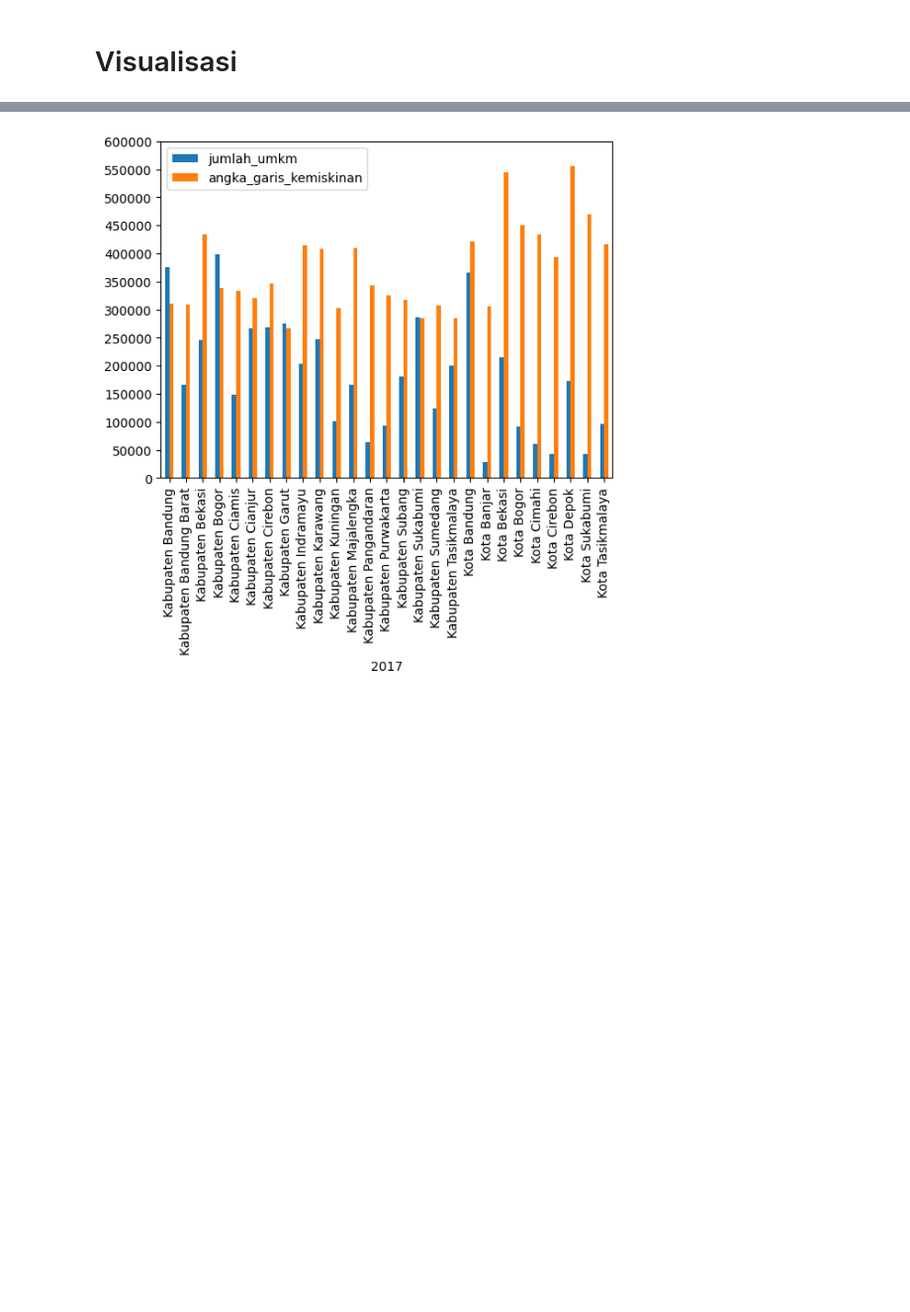
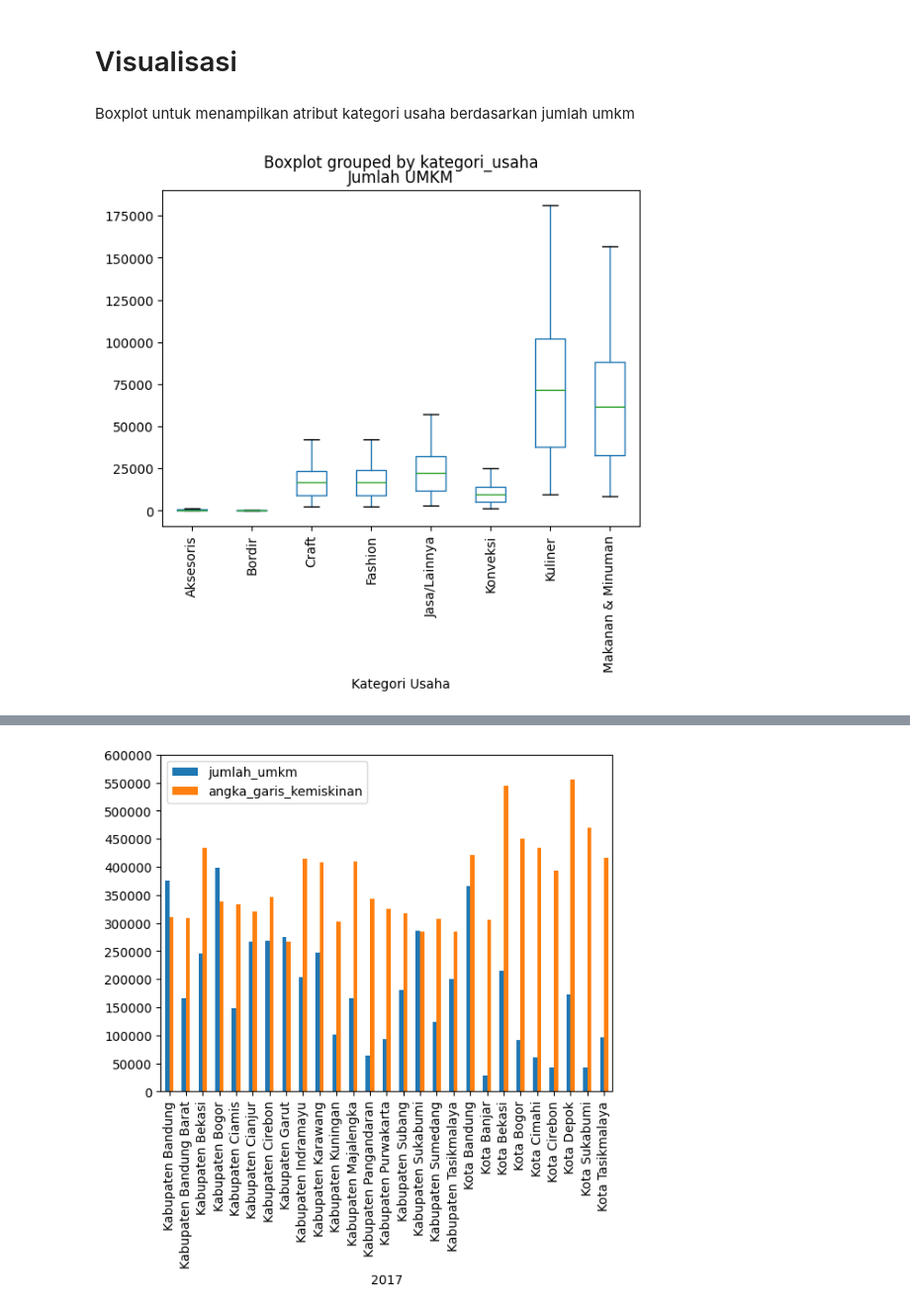
Before and after one commit to NabilHanifA/Data-Mining-Kel-1-2023, a Jupyter notebook: EDAv1.ipynb, the cells around one changed output, grey strips where cells are left out. Shown at 99% size. Drawn from its saved outputs; the diff is of its cells as text; code cells hidden in the pictures; blank space fills up the shorter version.

```diff
--- a/EDAv1.ipynb
+++ b/EDAv1.ipynb
@@ -219,3 +221,13 @@ df2018 = df3[df3['tahun'] == '2018-01-01']
 df2019 = df3[df3['tahun'] == '2019-01-01']
 df2020 = df3[df3['tahun'] == '2020-01-01']
 df2021 = df3[df3['tahun'] == '2021-01-01']
+# %% [markdown]
+Boxplot untuk menampilkan atribut kategori usaha berdasarkan jumlah umkm
+# %%
+df2.boxplot(by ='kategori_usaha', column =['jumlah_umkm'], grid = False)
+plt.title("Jumlah UMKM")
+plt.xlabel('Kategori Usaha')
+plt.xticks(rotation=90)
+plt.show()
+# %% [output]
+[figure, added]
```
Also changed, not shown: parts of 14 cells of this notebook.
